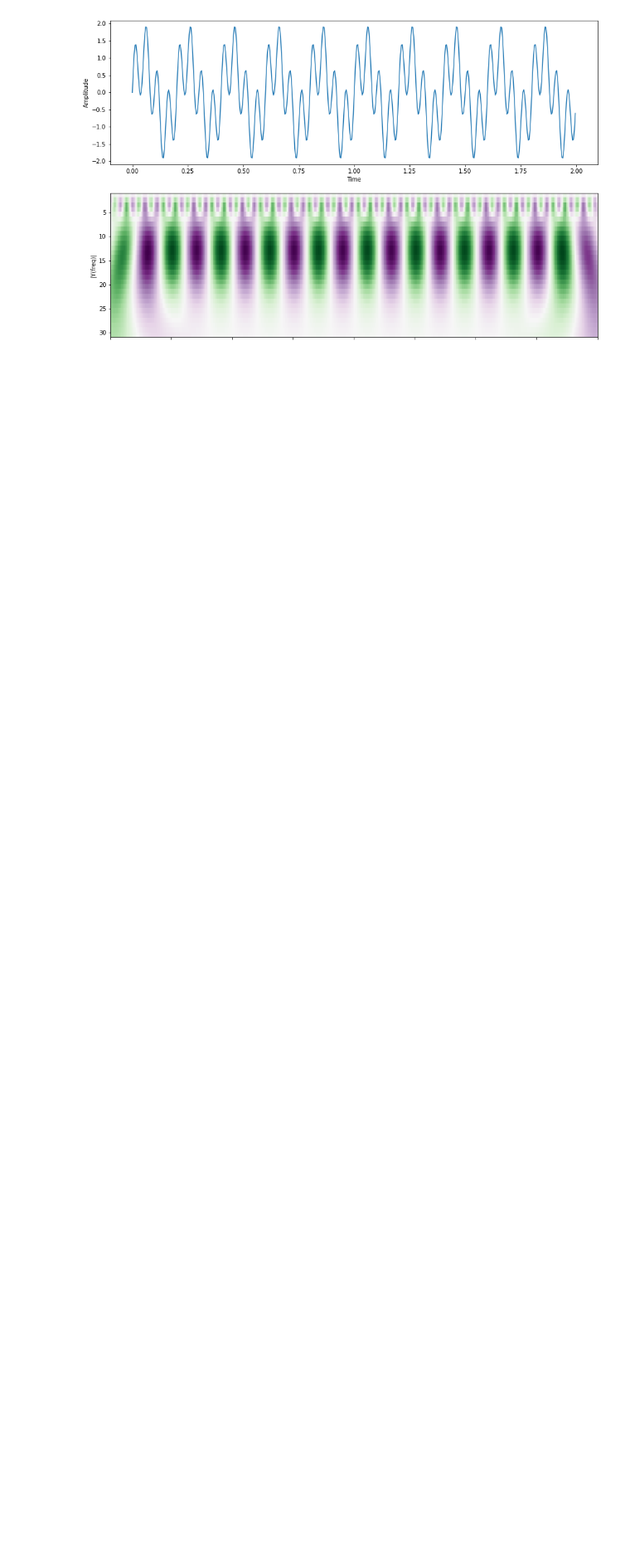
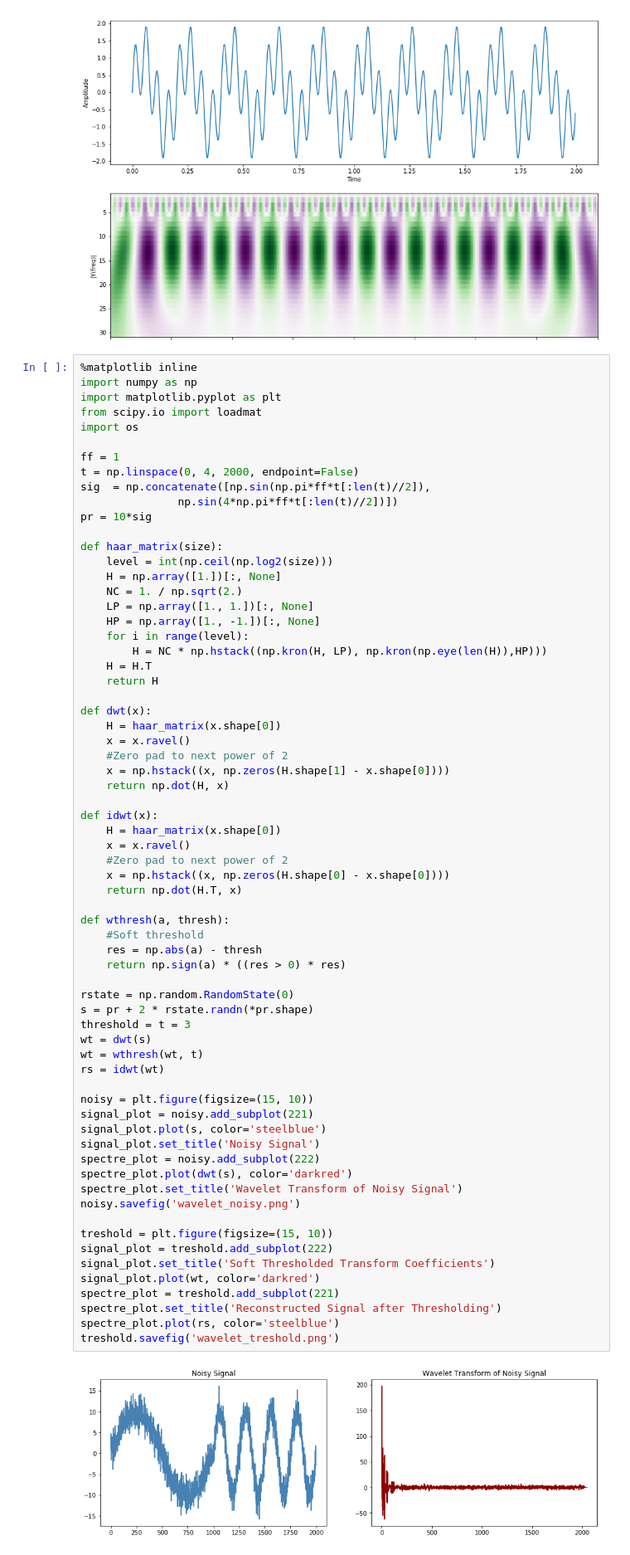
Before and after one commit to ninedraft/waveproblems, a Jupyter notebook: wavelets.ipynb, the cells around one changed output. Shown at 83% size. Saved outputs shown, nothing was run; the diff lists cells and outputs as text; blank space fills up the shorter version.

```diff
--- a/wavelets.ipynb
+++ b/wavelets.ipynb
@@ -201,3 +201,72 @@ fig.savefig('wavelet02.png')
 plt.show()
 # %% [output]
 [figure]
+# %%
+%matplotlib inline
+import numpy as np
+import matplotlib.pyplot as plt
+from scipy.io import loadmat
+import os
+
+ff = 1
+t = np.linspace(0, 4, 2000, endpoint=False)
+sig  = np.concatenate([np.sin(np.pi*ff*t[:len(t)//2]),
+               np.sin(4*np.pi*ff*t[:len(t)//2])])
+pr = 10*sig
+
+def haar_matrix(size):
+    level = int(np.ceil(np.log2(size)))
+    H = np.array([1.])[:, None]
+    NC = 1. / np.sqrt(2.)
+    LP = np.array([1., 1.])[:, None]
+    HP = np.array([1., -1.])[:, None]
+    for i in range(level):
+        H = NC * np.hstack((np.kron(H, LP), np.kron(np.eye(len(H)),HP)))
+    H = H.T
+    return H
+
+def dwt(x):
+    H = haar_matrix(x.shape[0])
+    x = x.ravel()
+    #Zero pad to next power of 2
+    x = np.hstack((x, np.zeros(H.shape[1] - x.shape[0])))
+    return np.dot(H, x)
+
+def idwt(x):
+    H = haar_matrix(x.shape[0])
+    x = x.ravel()
+    #Zero pad to next power of 2
+    x = np.hstack((x, np.zeros(H.shape[0] - x.shape[0])))
+    return np.dot(H.T, x)
+
+def wthresh(a, thresh):
+    #Soft threshold
+    res = np.abs(a) - thresh
+    return np.sign(a) * ((res > 0) * res)
+
+rstate = np.random.RandomState(0)
+s = pr + 2 * rstate.randn(*pr.shape)
+threshold = t = 3
+wt = dwt(s)
+wt = wthresh(wt, t)
+rs = idwt(wt)
+
+noisy = plt.figure(figsize=(15, 10))
+signal_plot = noisy.add_subplot(221)
+signal_plot.plot(s, color='steelblue')
+signal_plot.set_title('Noisy Signal')
+spectre_plot = noisy.add_subplot(222)
+spectre_plot.plot(dwt(s), color='darkred')
+spectre_plot.set_title('Wavelet Transform of Noisy Signal')
+noisy.savefig('wavelet_noisy.png')
+
+treshold = plt.figure(figsize=(15, 10))
+signal_plot = treshold.add_subplot(222)
+signal_plot.set_title('Soft Thresholded Transform Coefficients')
+signal_plot.plot(wt, color='darkred')
+spectre_plot = treshold.add_subplot(221)
+spectre_plot.set_title('Reconstructed Signal after Thresholding')
+spectre_plot.plot(rs, color='steelblue')
+treshold.savefig('wavelet_treshold.png')
+# %% [output]
+[figure, added]
```
Also changed, not shown: parts of 2 cells of this notebook, 3 other files.
